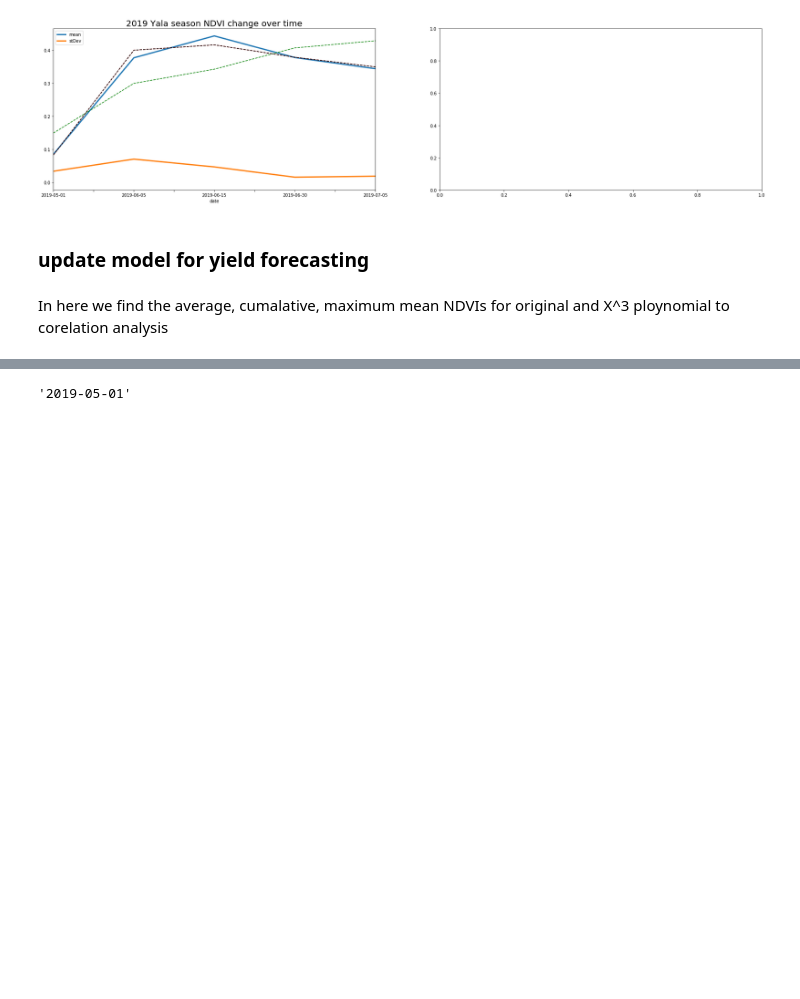
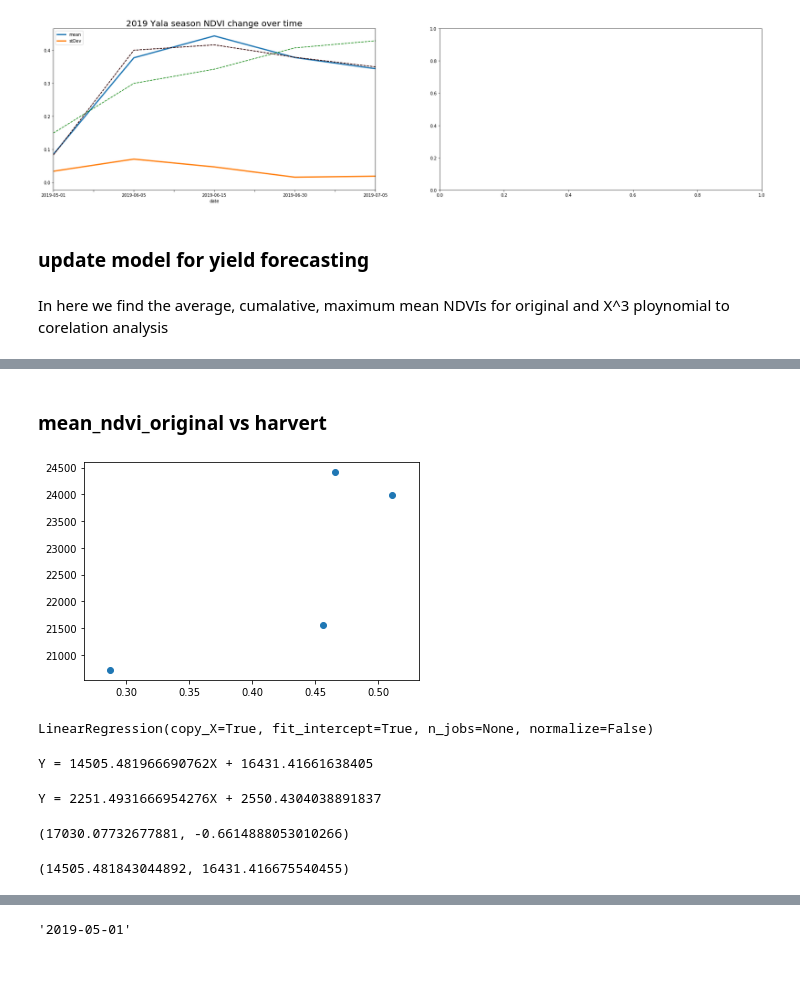
Before and after one commit to Rasika666/final_research, a Jupyter notebook: sat_image/R_analysis.ipynb, the cells around one changed output, grey strips where cells are left out. Cells and saved outputs as stored; diff of their text form; code cells hidden in the pictures; blank space fills up the shorter version.

```diff
--- a/sat_image/R_analysis.ipynb
+++ b/sat_image/R_analysis.ipynb
@@ -414,0 +449,2 @@ In here we  find the average, cumalative, maximum mean NDVIs for original and X^
+# %% [markdown]
+### mean_ndvi_original vs harvert
@@ -414,0 +457,20 @@ In here we  find the average, cumalative, maximum mean NDVIs for original and X^
+# %%
+my_plot = plt.scatter(data[['mean_ndvi_original']], data[['harvert']])
+# %% [output]
+[figure, added]
+# %%
+linear_model_mean_ndvi_original = LinearRegression()
+linear_model_mean_ndvi_original.fit(data[['mean_ndvi_original']],data[['harvert']])
+# %% [output]
+LinearRegression(copy_X=True, fit_intercept=True, n_jobs=None, normalize=False)
+# %%
+print('Y = '+str(linear_model_mean_ndvi_original.coef_[0][0])+'X'+' + '+ str(linear_model_mean_ndvi_original.intercept_[0]))
+# %% [output]
+Y = 14505.481966690762X + 16431.41661638405
+# %%
+# for predict to kg per hectare
+m = (14505.481966690762*2.47105)/15.92
+c = (16431.41661638405*2.47105)/15.92
+print('Y = '+str(m)+'X'+' + '+ str(c))
+# %% [output]
+Y = 2251.4931666954276X + 2550.4304038891837
@@ -414,0 +481,8 @@ In here we  find the average, cumalative, maximum mean NDVIs for original and X^
+# %%
+popt[0], popt[1]
+# %% [output]
+(17030.07732677881, -0.6614888053010266)
+# %%
+popt1[0], popt1[1]
+# %% [output]
+(14505.481843044892, 16431.416675540455)
```
Also changed, not shown: parts of 44 cells of this notebook, 5 other files.
